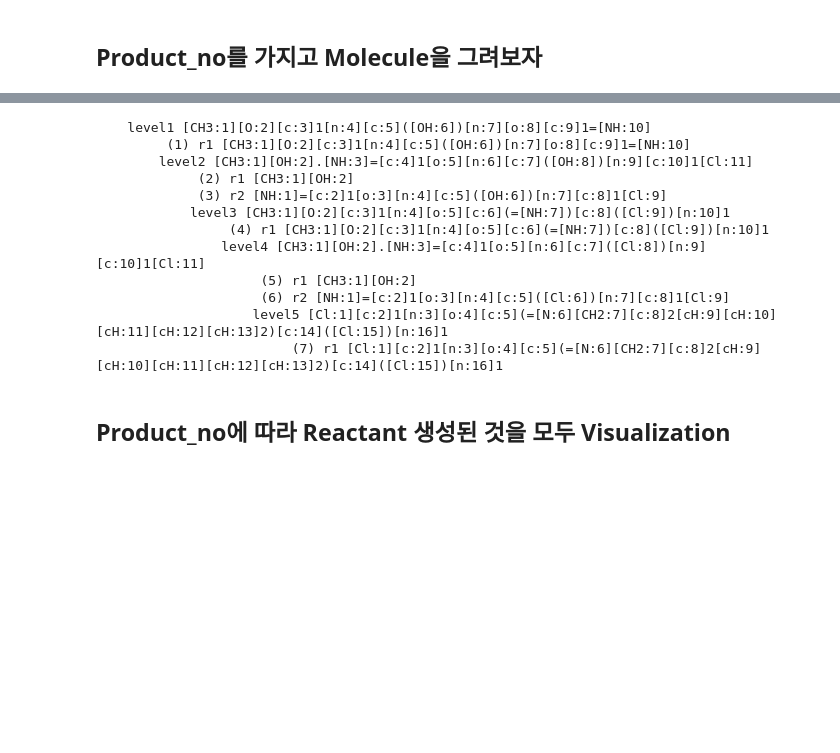
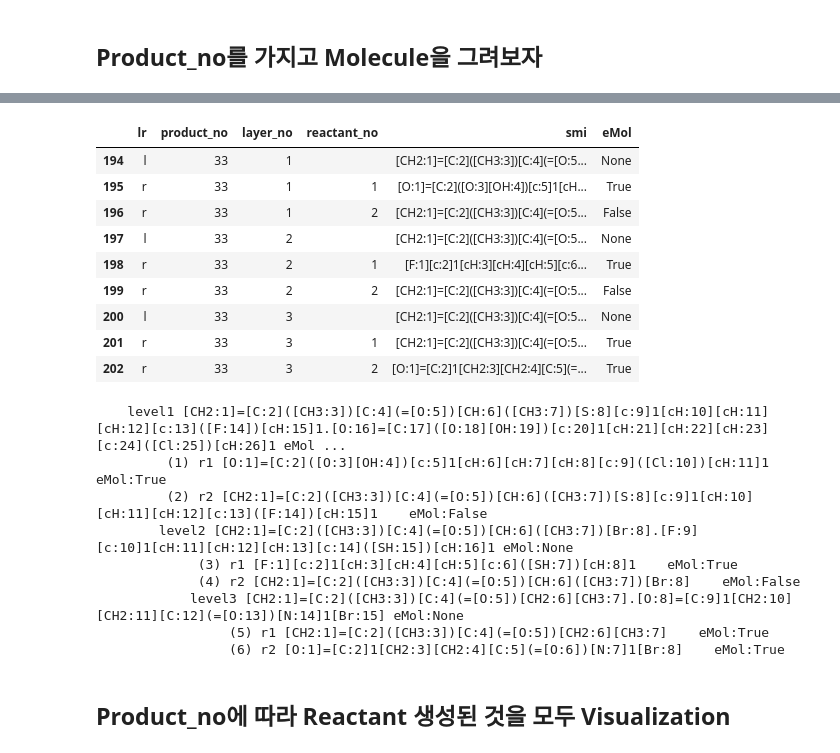
Before and after one commit to SeohyeonJang/MILESTONE, a Jupyter notebook: Baseline/3_RetroSynModel/Graph2Edits/predict_view.ipynb, the cells around one changed output, grey strips where cells are left out. Cells and saved outputs as stored; diff of their text form; code cells hidden in the pictures; blank space fills up the shorter version.

```diff
--- a/Baseline/3_RetroSynModel/Graph2Edits/predict_view.ipynb
+++ b/Baseline/3_RetroSynModel/Graph2Edits/predict_view.ipynb
@@ -118,3 +158,16 @@ Draw.MolToImage(molecule)
+# %%
+df_reactant[df_reactant['product_no']== product_no]
+# %% [output]
+|  | lr | product_no | layer_no | reactant_no | smi | eMol |
+| 194 | l | 33 | 1 |  | [CH2:1]=[C:2]([CH3:3])[C:4](=[O:5... | None |
+| 195 | r | 33 | 1 | 1 | [O:1]=[C:2]([O:3][OH:4])[c:5]1[cH... | True |
+| 196 | r | 33 | 1 | 2 | [CH2:1]=[C:2]([CH3:3])[C:4](=[O:5... | False |
+| 197 | l | 33 | 2 |  | [CH2:1]=[C:2]([CH3:3])[C:4](=[O:5... | None |
+| 198 | r | 33 | 2 | 1 | [F:1][c:2]1[cH:3][cH:4][cH:5][c:6... | True |
+| 199 | r | 33 | 2 | 2 | [CH2:1]=[C:2]([CH3:3])[C:4](=[O:5... | False |
+| 200 | l | 33 | 3 |  | [CH2:1]=[C:2]([CH3:3])[C:4](=[O:5... | None |
+| 201 | r | 33 | 3 | 1 | [CH2:1]=[C:2]([CH3:3])[C:4](=[O:5... | True |
+| 202 | r | 33 | 3 | 2 | [O:1]=[C:2]1[CH2:3][CH2:4][C:5](=... | True |
 # %%
 # product_no는 위에서 정의
 this_df = df_reactant[df_reactant['product_no']== product_no]
@@ -125,26 +178,25 @@ for i,row in this_df.iterrows():
     layer_no = row['layer_no']
     reactatnt_no = row['reactant_no']
     smi = row['smi']
+    eMol = row['eMol']
 
     if lr=='l':
-        print(f"{'    ' * int(layer_no)}level{layer_no} {smi}")
+        print(f"{'    ' * int(layer_no)}level{layer_no} {smi} eMol:{eMol}")
     elif lr=='r':
         reactant_seq +=1
-        print(f"{'    ' * (int(layer_no)+1)} ({reactant_seq}) r{reactatnt_no} {smi}")
+
+        print(f"{'    ' * (int(layer_no)+1)} ({reactant_seq}) r{reactatnt_no} {smi} eMol:{eMol}")
         reactant_list.append([reactant_seq,smi])
 # %% [output]
-    level1 [CH3:1][O:2][c:3]1[n:4][c:5]([OH:6])[n:7][o:8][c:9]1=[NH:10]
-         (1) r1 [CH3:1][O:2][c:3]1[n:4][c:5]([OH:6])[n:7][o:8][c:9]1=[NH:10]
-        level2 [CH3:1][OH:2].[NH:3]=[c:4]1[o:5][n:6][c:7]([OH:8])[n:9][c:10]1[Cl:11]
-             (2) r1 [CH3:1][OH:2]
-             (3) r2 [NH:1]=[c:2]1[o:3][n:4][c:5]([OH:6])[n:7][c:8]1[Cl:9]
-            level3 [CH3:1][O:2][c:3]1[n:4][o:5][c:6](=[NH:7])[c:8]([Cl:9])[n:10]1
-                 (4) r1 [CH3:1][O:2][c:3]1[n:4][o:5][c:6](=[NH:7])[c:8]([Cl:9])[n:10]1
-                level4 [CH3:1][OH:2].[NH:3]=[c:4]1[o:5][n:6][c:7]([Cl:8])[n:9][c:10]1[Cl:11]
-                     (5) r1 [CH3:1][OH:2]
-                     (6) r2 [NH:1]=[c:2]1[o:3][n:4][c:5]([Cl:6])[n:7][c:8]1[Cl:9]
-                    level5 [Cl:1][c:2]1[n:3][o:4][c:5](=[N:6][CH2:7][c:8]2[cH:9][cH:10][cH:11][cH:12][cH:13]2)[c:14]([Cl:15])[n:16]1
-                         (7) r1 [Cl:1][c:2]1[n:3][o:4][c:5](=[N:6][CH2:7][c:8]2[cH:9][cH:10][cH:11][cH:12][cH:13]2)[c:14]([Cl:15])[n:16]1
+    level1 [CH2:1]=[C:2]([CH3:3])[C:4](=[O:5])[CH:6]([CH3:7])[S:8][c:9]1[cH:10][cH:11][cH:12][c:13]([F:14])[cH:15]1.[O:16]=[C:17]([O:18][OH:19])[c:20]1[cH:21][cH:22][cH:23][c:24]([Cl:25])[cH:26]1 eMol ...
+         (1) r1 [O:1]=[C:2]([O:3][OH:4])[c:5]1[cH:6][cH:7][cH:8][c:9]([Cl:10])[cH:11]1    eMol:True
+         (2) r2 [CH2:1]=[C:2]([CH3:3])[C:4](=[O:5])[CH:6]([CH3:7])[S:8][c:9]1[cH:10][cH:11][cH:12][c:13]([F:14])[cH:15]1    eMol:False
+        level2 [CH2:1]=[C:2]([CH3:3])[C:4](=[O:5])[CH:6]([CH3:7])[Br:8].[F:9][c:10]1[cH:11][cH:12][cH:13][c:14]([SH:15])[cH:16]1 eMol:None
+             (3) r1 [F:1][c:2]1[cH:3][cH:4][cH:5][c:6]([SH:7])[cH:8]1    eMol:True
+             (4) r2 [CH2:1]=[C:2]([CH3:3])[C:4](=[O:5])[CH:6]([CH3:7])[Br:8]    eMol:False
+            level3 [CH2:1]=[C:2]([CH3:3])[C:4](=[O:5])[CH2:6][CH3:7].[O:8]=[C:9]1[CH2:10][CH2:11][C:12](=[O:13])[N:14]1[Br:15] eMol:None
+                 (5) r1 [CH2:1]=[C:2]([CH3:3])[C:4](=[O:5])[CH2:6][CH3:7]    eMol:True
+                 (6) r2 [O:1]=[C:2]1[CH2:3][CH2:4][C:5](=[O:6])[N:7]1[Br:8]    eMol:True
 # %% [markdown]
 ## Product_no에 따라 Reactant 생성된 것을 모두 Visualization
 # %%
```
Also changed, not shown: parts of 10 cells of this notebook.
